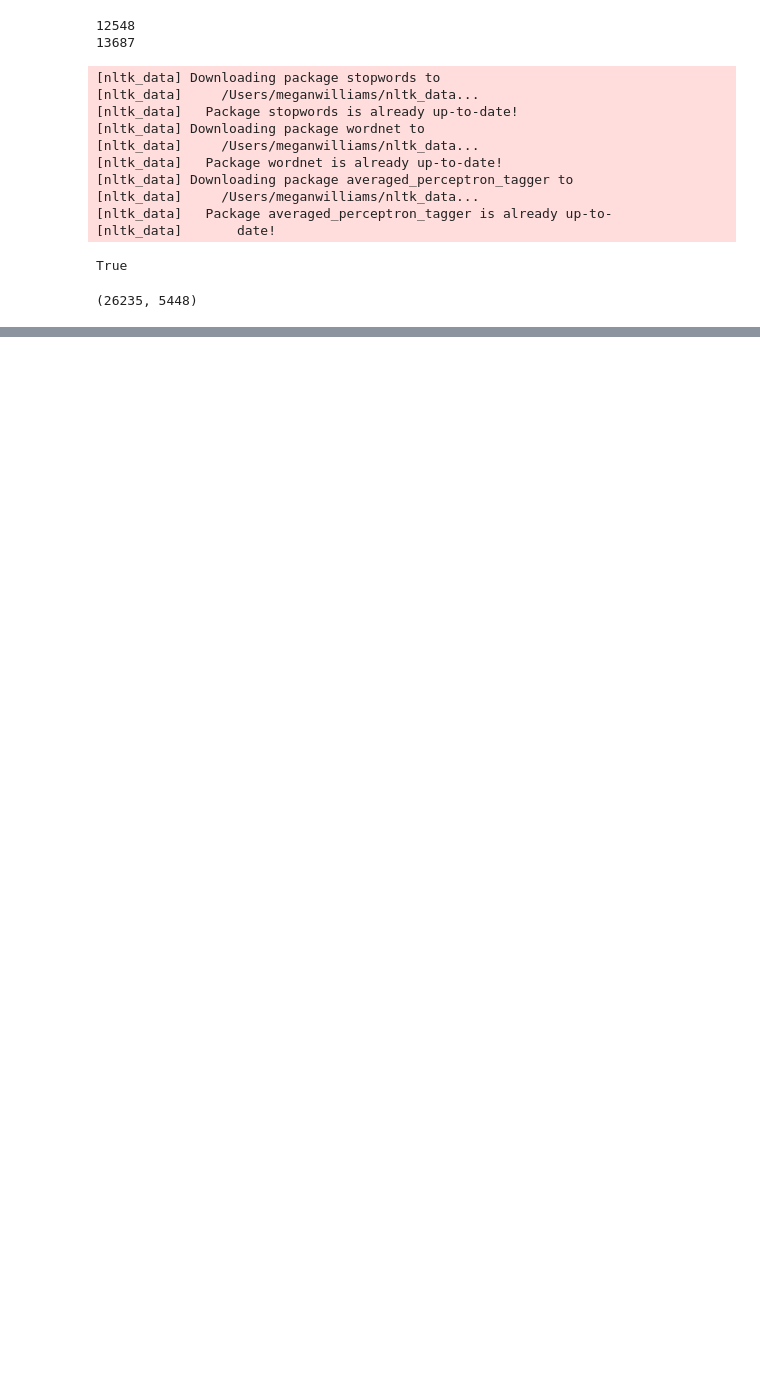
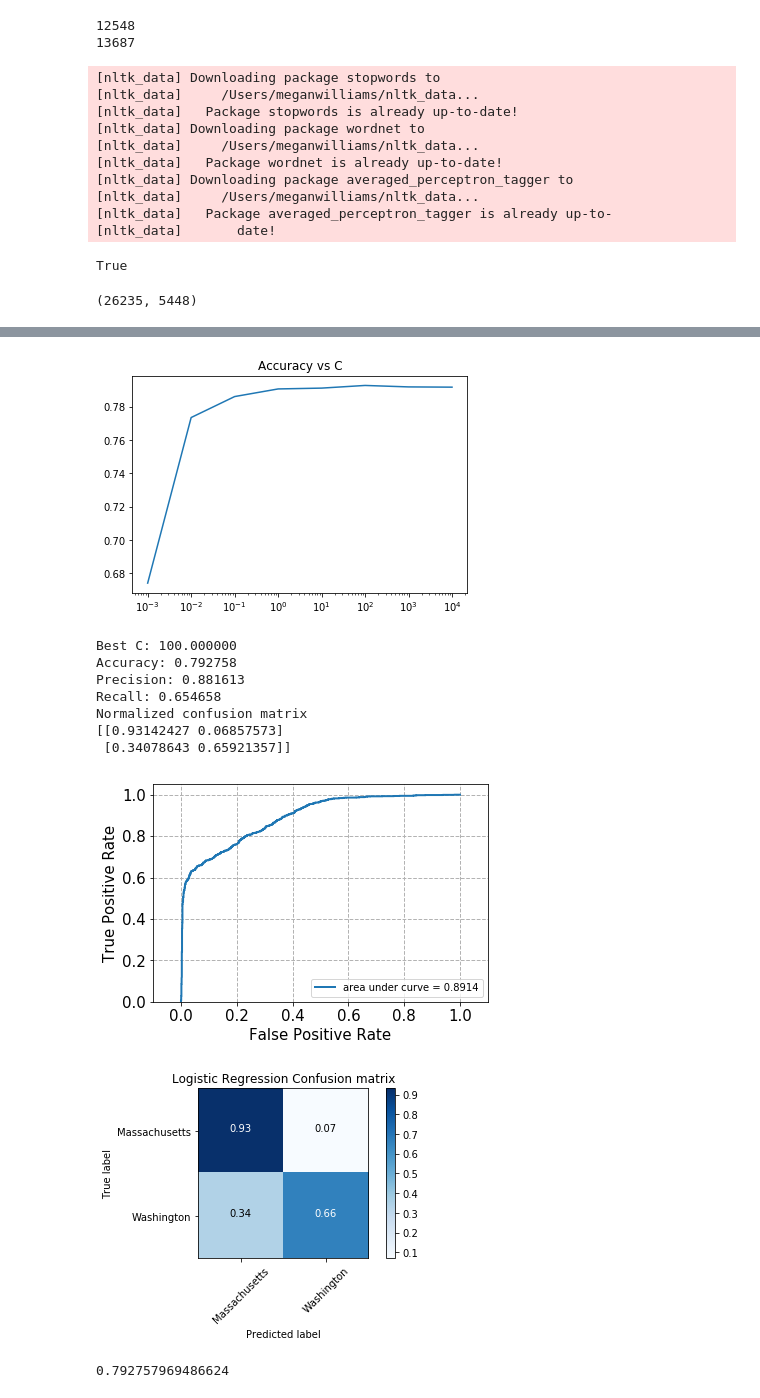
Before and after one commit to pholur/Analyzing-Twitter-Data-during-Superbowl, a Jupyter notebook: question_15.ipynb, the cells around one changed output, grey strips where cells are left out. Drawn from its saved outputs; the diff is of its cells as text; code cells hidden in the pictures; blank space fills up the shorter version.

```diff
--- a/question_15.ipynb
+++ b/question_15.ipynb
@@ -275,0 +265,16 @@ Normalized confusion matrix
+# %%
+best_r = 200
+X = LSI_(X_train_tfidf, best_r)
+logistic_classifier(X, y, True)
+# %% [output]
+[figure, added]
+Best C: 100.000000
+Accuracy: 0.792758
+Precision: 0.881613
+Recall: 0.654658
+Normalized confusion matrix
+[[0.93142427 0.06857573]
+ [0.34078643 0.65921357]]
+[figure, added]
+[figure, added]
+0.792757969486624
```
Also changed, not shown: parts of 6 cells of this notebook.
